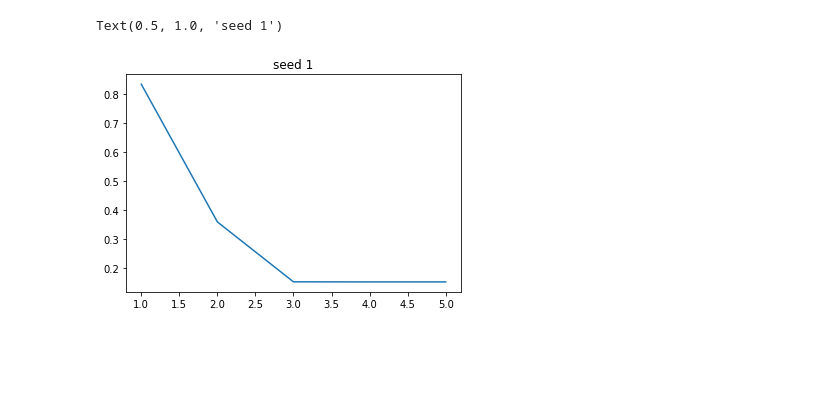
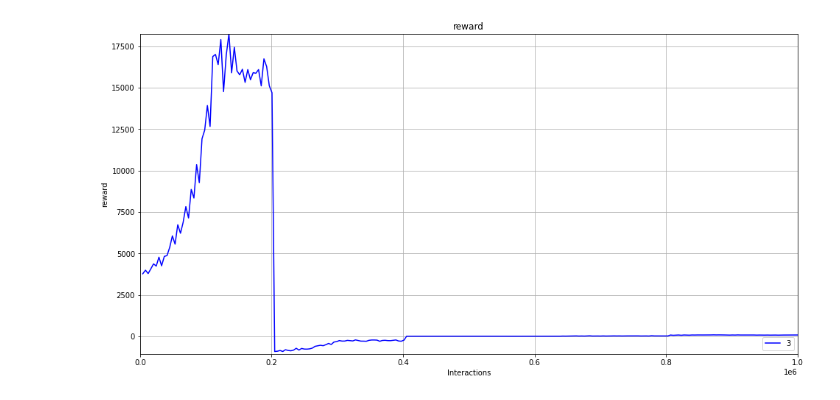
Before and after one commit to RL4H/RL4T1D, a Jupyter notebook: visualiser/notebooks/irl.ipynb, the cells around one changed output. Saved outputs shown, nothing was run; the diff lists cells and outputs as text; code cells hidden in the pictures; blank space fills up the shorter version.

```diff
--- a/visualiser/notebooks/irl.ipynb
+++ b/visualiser/notebooks/irl.ipynb
@@ -120,7 +109,67 @@ Text(0.5, 1.0, 'seed 2')
-# %%
-y = [0.83543915, 0.35894325, 0.15157884, 0.15130858, 0.15130359]
-plt.plot([x for x in range(1,len(y)+1)], y) #seed 2
-plt.title('seed 1')
-# %% [output]
-Text(0.5, 1.0, 'seed 1')
-[figure, removed]
+# %%
+import os
+import sys
+import json
+import numpy as np
+import pandas as pd
+from decouple import config
+# MAIN_PATH = config('MAIN_PATH')
+MAIN_PATH = r'C:\Users\jtrim\OneDrive\Documents\COMP4550\RL4T1D'
+sys.path.insert(1, MAIN_PATH)
+from visualiser.core import ExperimentVisualise, plot_testing_rewards, plot_training_logs, plot_value_function
+from visualiser.core import plot_episode, plot_training_action_summary, plot_training_logs
+from visualiser.core import display_commands, plot_testing_metric, display_commands_v2, plot_testing_average_metric
+import matplotlib.gridspec
+%matplotlib inline
+
+# FOLDER = 'nci/May12/adult_easy/'
+# ALGO = 'G'
+# SUBJECT = '6'
+PATH = 'p6s'
+# COHORT = 'Adult'
+
+# FOLDER = 'Aug24_04/'
+# ALGO = 'IS'
+# SUBJECT = '0'
+# # PATH = FOLDER+ALGO+SUBJECT
+# COHORT = 'Adult'
+
+#PATH = 'test000'
+
+#LABEL = COHORT+SUBJECT
+
+exp1 = ExperimentVisualise(id=PATH+'1', version=1.1, plot_version=1, test_seeds=5000)
+exp2 = ExperimentVisualise(id=PATH+'2', version=1.1, plot_version=1, test_seeds=5000)
+exp3 = ExperimentVisualise(id=PATH+'3', version=1.1, plot_version=1, test_seeds=5000)
+
+# plot the graphs
+command = []
+dis_len = 1.0 * 1000000
+disp_arr = display_commands_v2(command)
+exp_vis = {
+             #'1':{ "id":exp1, "color":'r',"show": disp_arr[1], "label":'1'},
+             #'2':{ "id":exp2, "color":'g',"show": disp_arr[2], "label":'2'},
+             '3':{ "id":exp3, "color":'b',"show": disp_arr[3], "label":'3'},
+}
+# average metric
+#plot_testing_average_metric(exp_vis, [['1', '2', '3']], type='normal', dis_len=dis_len, metric='reward', goal=312, fill=True)
+
+# #individual seed metrics
+plot_testing_metric(exp_vis, type='normal', dis_len=dis_len, metric='reward', goal=312, fill=False, label=False)  # normal
+# plot_testing_metric(exp_vis, type='min_max', dis_len=dis_len, metric='aBGP_rmse', goal=15, fill=False)
+# #plot_testing_metric(exp_vis, type='min_max', dis_len=dis_len, metric='cBGP_rmse', goal=10, fill=False)
+# # plot_testing_metric(exp_vis, type='min_max', dis_len=dis_len, metric='normo', goal=70, fill=False)  # normal
+# plot_testing_metric(exp_vis, type='min_max', dis_len=dis_len, metric='ri', goal=5, fill=False)
+# plot_testing_metric(exp_vis, type='min_max', dis_len=dis_len, metric='hgbi', goal=5, fill=False)
+# plot_testing_metric(exp_vis, type='min_max', dis_len=dis_len, metric='lgbi', goal=1.1, fill=False)
+# #plot_training_logs(exp_vis, dis_len, version=3)
+
+# params = ['exp_var', 'true_var','val_loss', 'policy_grad', 'value_grad'] #, 'pi_loss'
+# plot_training_logs(mode='ppo', exp_dict=exp_vis, dis_len=dis_len, params=params)
+# params = ['pi_aux_grad'] #'pi_aux_loss', 'vf_aux_loss', vf_aux_grad
+# plot_training_logs(mode='aux', exp_dict=exp_vis, dis_len=250, params=params)
+
+# params = ['plan_grad', 'plan_loss']
+# # plot_training_logs(mode='planning', exp_dict=exp_vis, dis_len=250, params=params)
+# %% [output]
+[figure, added]
```
Also changed, not shown: parts of 20 cells of this notebook, 1 other file.
